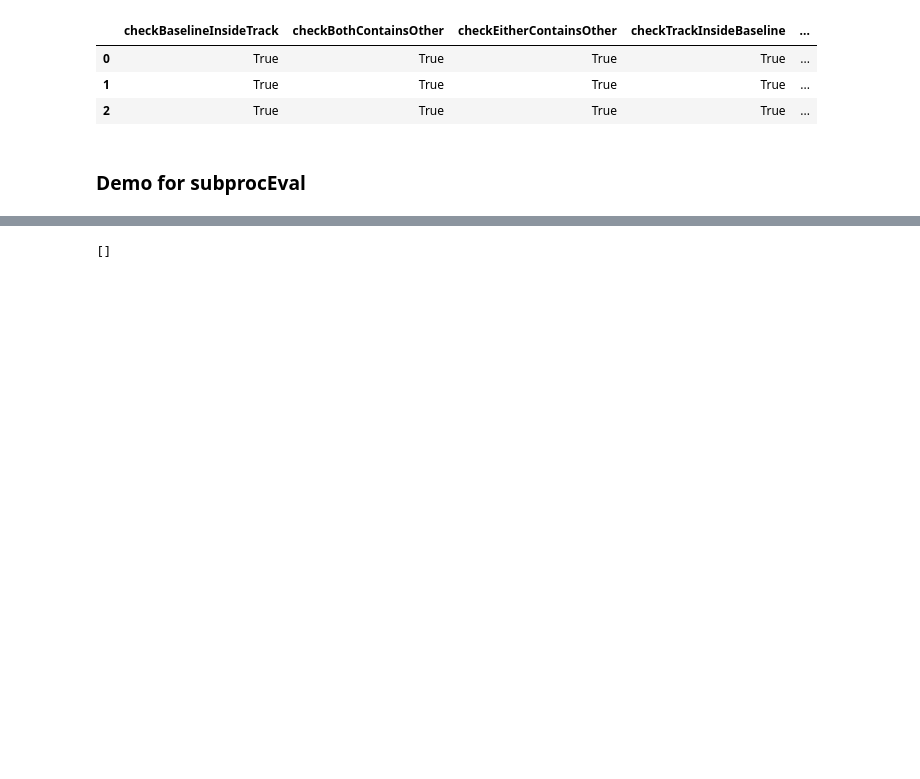
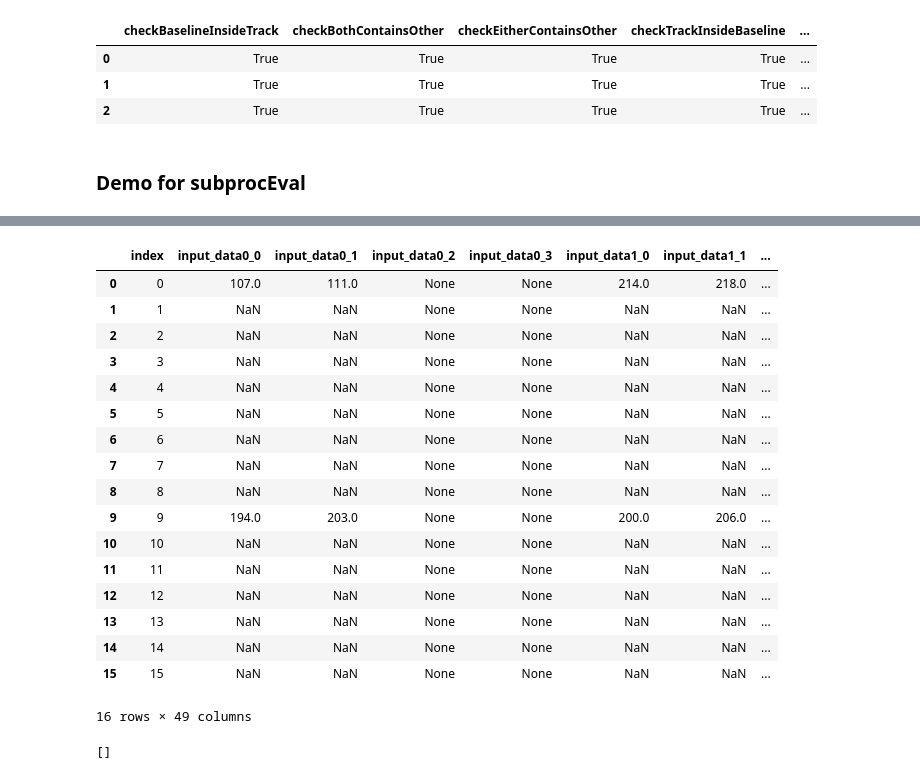
Before and after one commit to sutt/ppd, a Jupyter notebook: books/eval-module-3.ipynb, the cells around one changed output, grey strips where cells are left out. Drawn from its saved outputs; the diff is of its cells as text; code cells hidden in the pictures; blank space fills up the shorter version.

```diff
--- a/books/eval-module-3.ipynb
+++ b/books/eval-module-3.ipynb
@@ -152,3 +424,24 @@ outcome_subproc = subprocEval(db_pathfn = 'data/test/evalhelpers/EvalDataset/tmp
+# %%
+outcome_subproc
+# %% [output]
+|  | index | input_data0_0 | input_data0_1 | input_data0_2 | input_data0_3 | input_data1_0 | input_data1_1 | ... |
+| 0 | 0 | 107.0 | 111.0 | None | None | 214.0 | 218.0 | ... |
+| 1 | 1 | NaN | NaN | None | None | NaN | NaN | ... |
+| 2 | 2 | NaN | NaN | None | None | NaN | NaN | ... |
+| 3 | 3 | NaN | NaN | None | None | NaN | NaN | ... |
+| 4 | 4 | NaN | NaN | None | None | NaN | NaN | ... |
+| 5 | 5 | NaN | NaN | None | None | NaN | NaN | ... |
+| 6 | 6 | NaN | NaN | None | None | NaN | NaN | ... |
+| 7 | 7 | NaN | NaN | None | None | NaN | NaN | ... |
+| 8 | 8 | NaN | NaN | None | None | NaN | NaN | ... |
+| 9 | 9 | 194.0 | 203.0 | None | None | 200.0 | 206.0 | ... |
+| 10 | 10 | NaN | NaN | None | None | NaN | NaN | ... |
+| 11 | 11 | NaN | NaN | None | None | NaN | NaN | ... |
+| 12 | 12 | NaN | NaN | None | None | NaN | NaN | ... |
+| 13 | 13 | NaN | NaN | None | None | NaN | NaN | ... |
+| 14 | 14 | NaN | NaN | None | None | NaN | NaN | ... |
+| 15 | 15 | NaN | NaN | None | None | NaN | NaN | ... |
+16 rows × 49 columns
 # %%
 # db_name = "../data/usr/interproc.db"
 # db = DBInterface(db_name)
```
Also changed, not shown: parts of 41 cells of this notebook, 1 other file.
